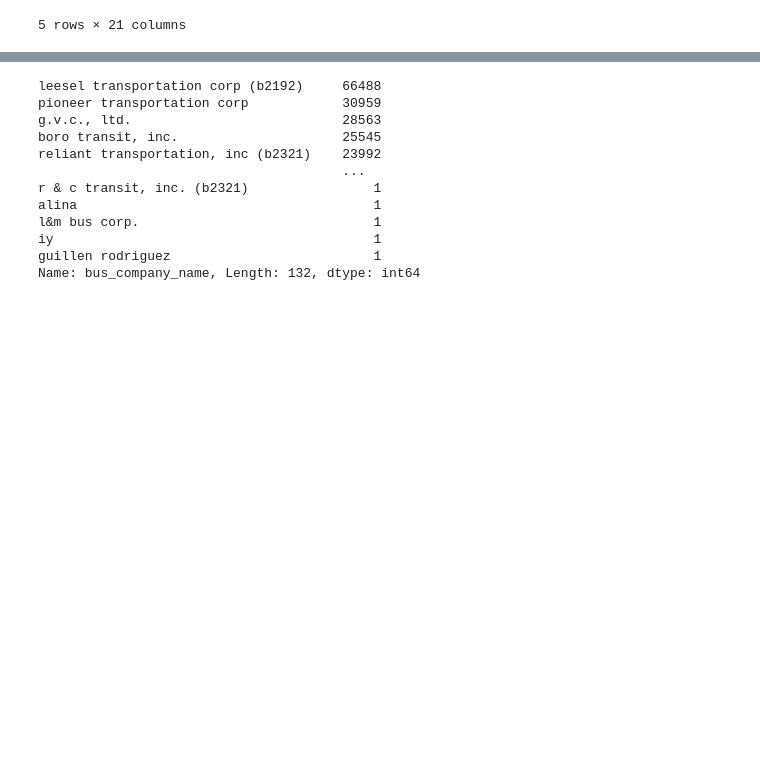
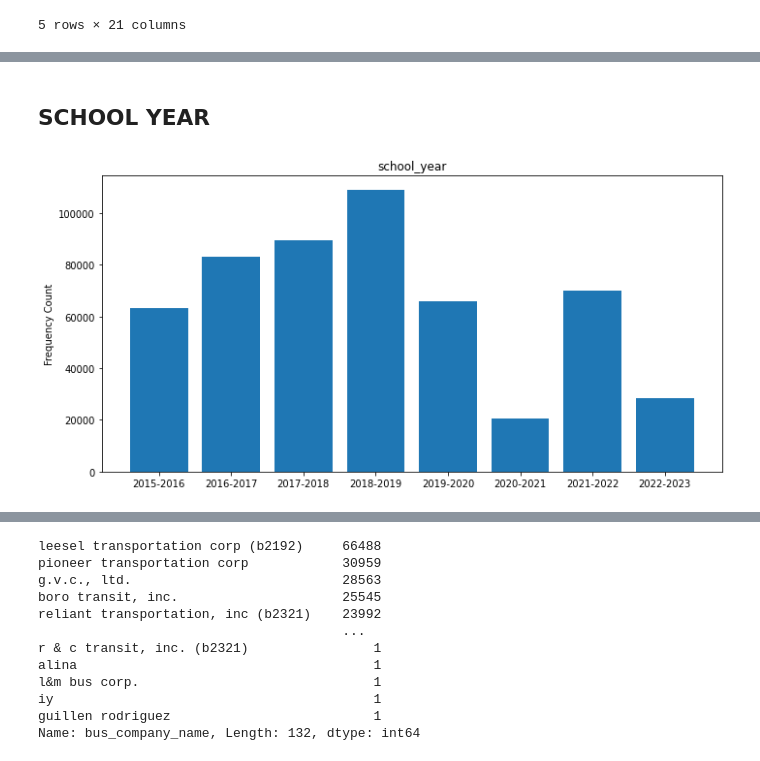
Before and after one commit to AgileDataScientist/data-analysis-bus-data, a Jupyter notebook: NYCBusDelay.ipynb, the cells around one changed output, grey strips where cells are left out. Cells and saved outputs as stored; diff of their text form; code cells hidden in the pictures; blank space fills up the shorter version.

```diff
--- a/NYCBusDelay.ipynb
+++ b/NYCBusDelay.ipynb
@@ -79,4 +161,8 @@ Index(['school_year', 'busbreakdown_id', 'run_type', 'bus_no', 'route_number',
       dtype='object')
+# %% [markdown]
+## **SCHOOL YEAR**
 # %%
 # Counts for School Year
-bar_plot(bus_data, 'school_year' )
+bar_plot(bus_data, 'school_year', False , True)
+# %% [output]
+[figure, added]
```
Also changed, not shown: parts of 48 cells of this notebook.
